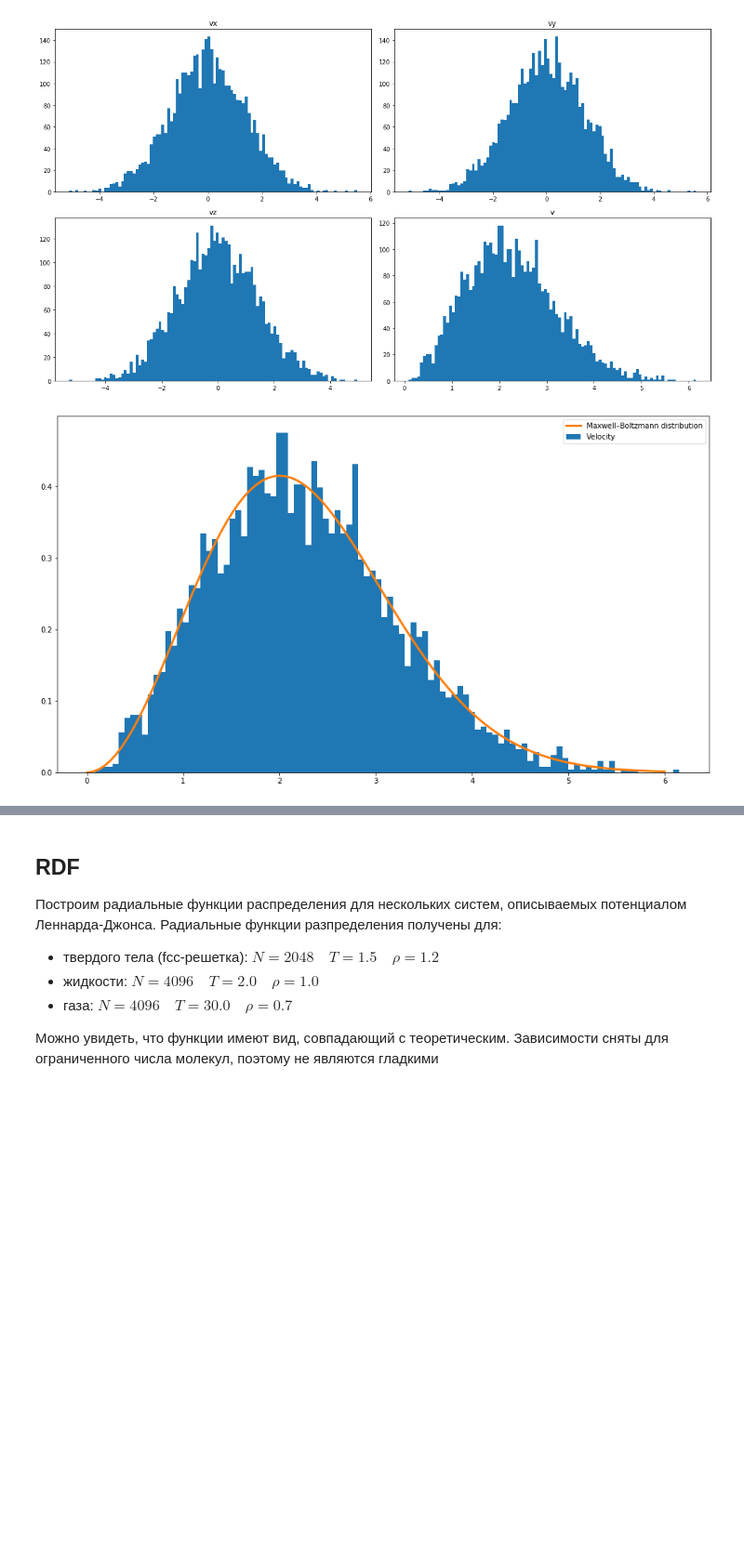
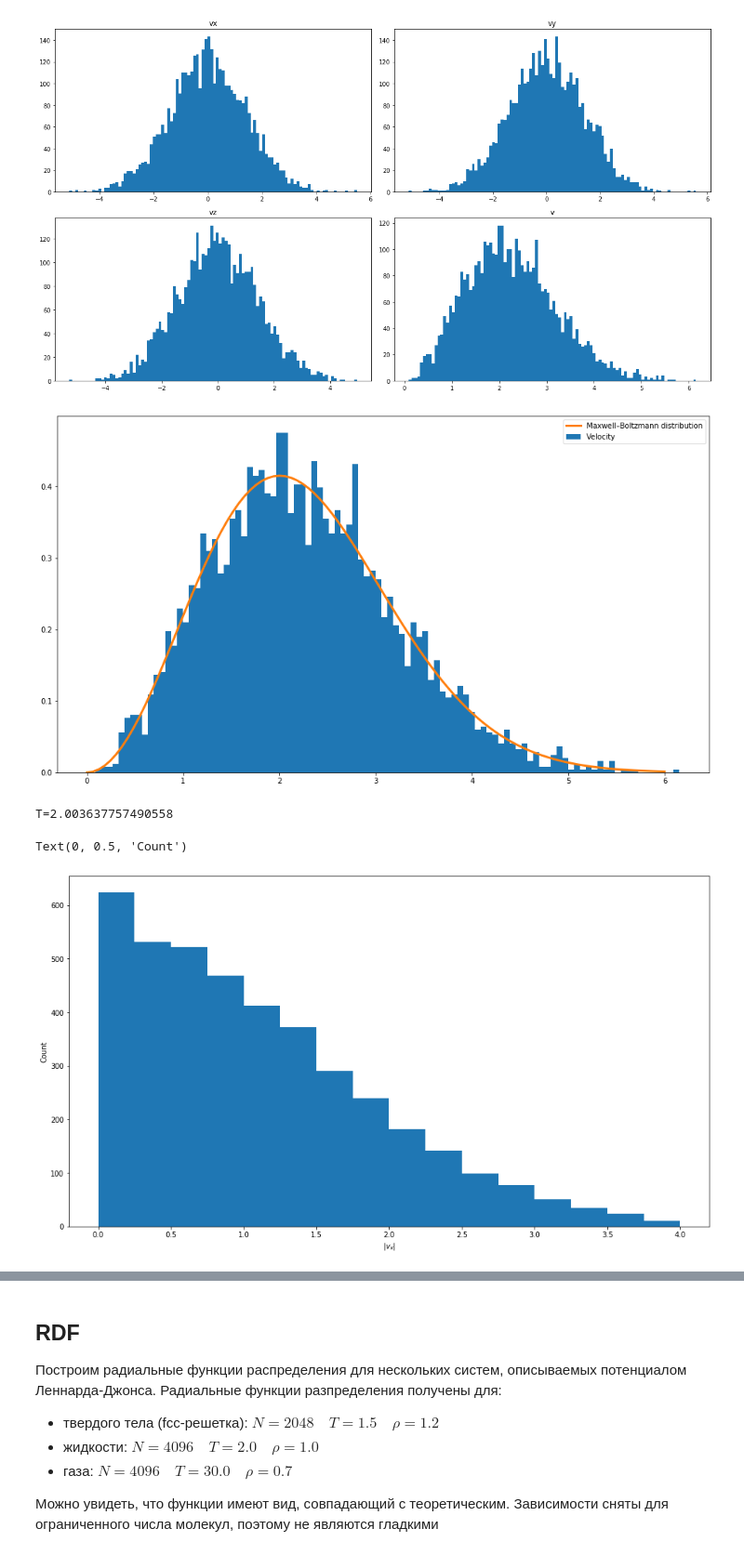
Before and after one commit to Xissand/nbody, a Jupyter notebook: research/base/analysis.ipynb, the cells around one changed output, grey strips where cells are left out. Shown: that part at 93% size. Cells and saved outputs as stored; diff of their text form; code cells hidden in the pictures; blank space fills up the shorter version.

```diff
--- a/research/base/analysis.ipynb
+++ b/research/base/analysis.ipynb
@@ -74,5 +78,15 @@ x = np.linspace(0, 6, 100)
 plt.plot(x, maxwell.pdf(x, *params), lw=3, label = "Maxwell–Boltzmann distribution")
 plt.legend()
 plt.show()
+print('T='+str(params[1]**2))
 # %% [output]
 [figure]
+T=2.003637757490558
+# %%
+df['vx_abs'] = df.apply(lambda row: abs(row.vx), axis=1)
+counts, bins, bars = plt.hist(df['vx_abs'], bins=16, range=(0,4))
+plt.xlabel(r"$|v_{x}|$")
+plt.ylabel(r"Count")
+# %% [output]
+Text(0, 0.5, 'Count')
+[figure, added]
```
Also changed, not shown: parts of 5 cells of this notebook.
